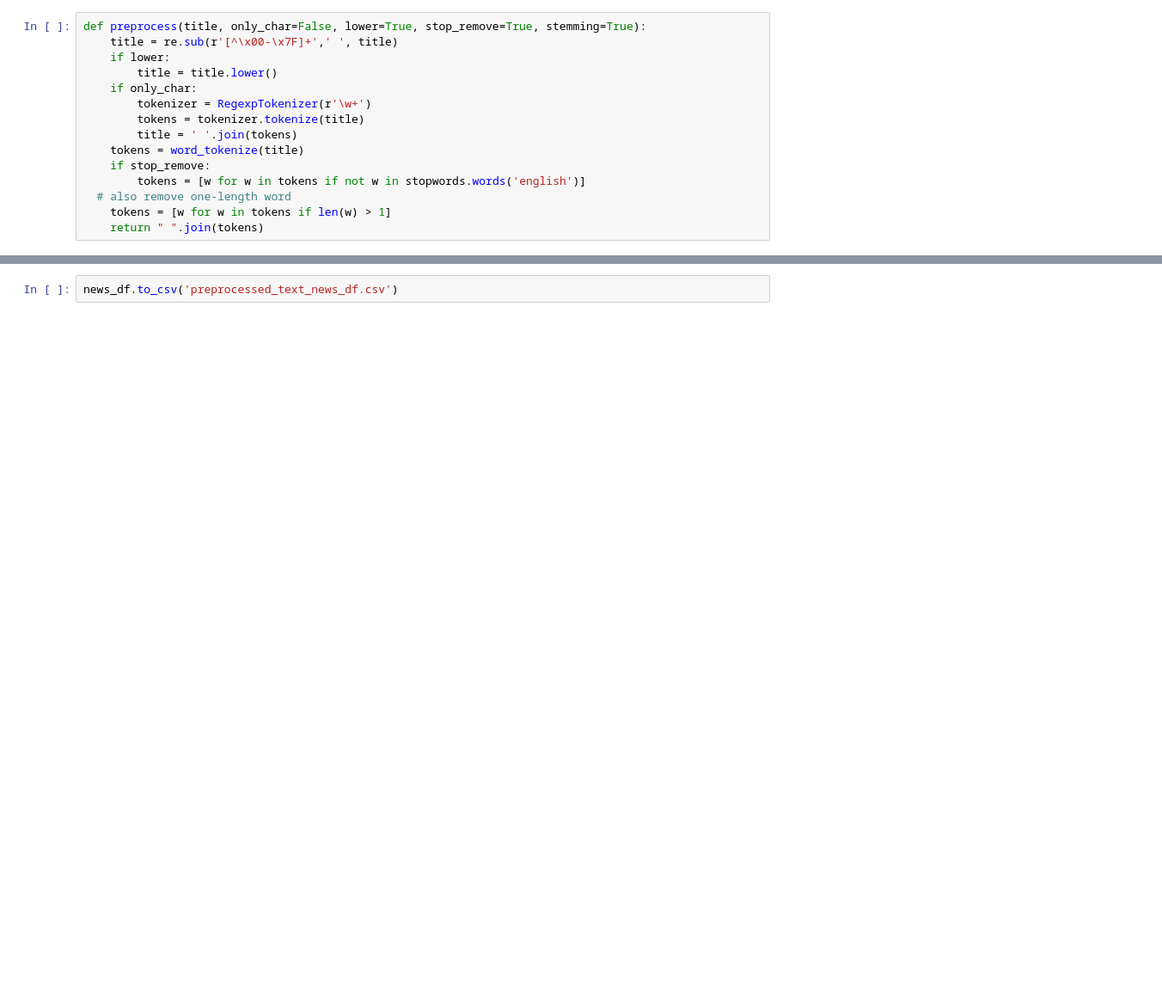
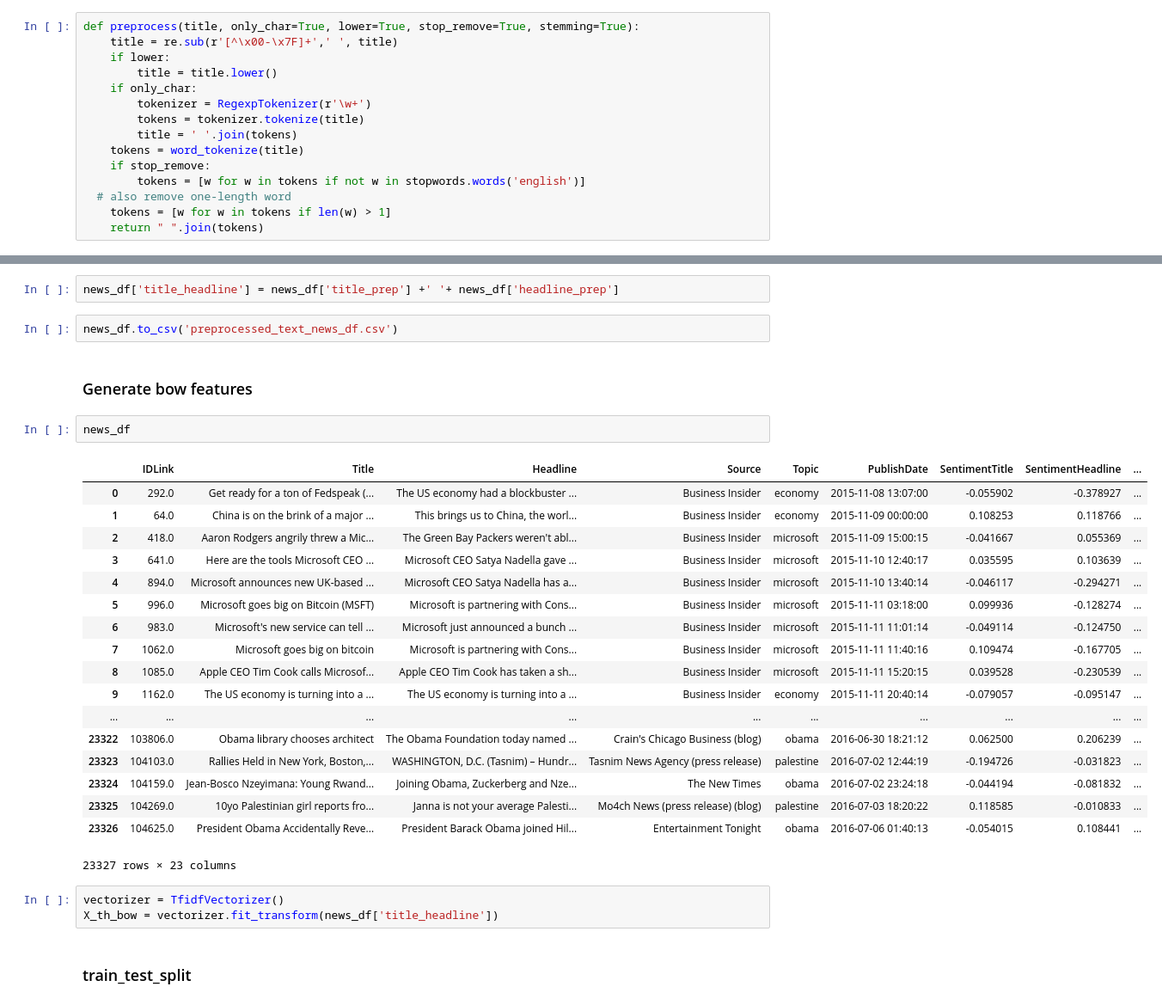
Before and after one commit to MollyHolmes/Predicting-Multi-Source-Social-Media-Popularity, a Jupyter notebook: News text analysis.ipynb, the cells around one changed output, grey strips where cells are left out. Shown at 86% size. Saved outputs shown, nothing was run; the diff lists cells and outputs as text; blank space fills up the shorter version.

```diff
--- a/News text analysis.ipynb
+++ b/News text analysis.ipynb
@@ -169,7 +169,7 @@ There is no clear connection between the popularity and the text length.
 # %% [markdown]
 ### Preprocess both titles and headings
 # %%
-def preprocess(title, only_char=False, lower=True, stop_remove=True, stemming=True):
+def preprocess(title, only_char=True, lower=True, stop_remove=True, stemming=True):
     title = re.sub(r'[^\x00-\x7F]+',' ', title)
     if lower:
         title = title.lower()
@@ -187,5 +187,35 @@ def preprocess(title, only_char=False, lower=True, stop_remove=True, stemming=Tr
 news_df['title_prep'] = news_df.Title.apply(lambda x: preprocess(x))
 # %%
 news_df['headline_prep'] = news_df.Headline.apply(lambda x: preprocess(x))
+# %%
+news_df['title_headline'] = news_df['title_prep'] +' '+ news_df['headline_prep']
 # %%
 news_df.to_csv('preprocessed_text_news_df.csv')
+# %% [markdown]
+### Generate bow features
+# %%
+news_df
+# %% [output]
+|  | IDLink | Title | Headline | Source | Topic | PublishDate | SentimentTitle | SentimentHeadline | ... |
+| 0 | 292.0 | Get ready for a ton of Fedspeak (... | The US economy had a blockbuster ... | Business Insider | economy | 2015-11-08 13:07:00 | -0.055902 | -0.378927 | ... |
+| 1 | 64.0 | China is on the brink of a major ... | This brings us to China, the worl... | Business Insider | economy | 2015-11-09 00:00:00 | 0.108253 | 0.118766 | ... |
+| 2 | 418.0 | Aaron Rodgers angrily threw a Mic... | The Green Bay Packers weren't abl... | Business Insider | microsoft | 2015-11-09 15:00:15 | -0.041667 | 0.055369 | ... |
+| 3 | 641.0 | Here are the tools Microsoft CEO ... | Microsoft CEO Satya Nadella gave ... | Business Insider | microsoft | 2015-11-10 12:40:17 | 0.035595 | 0.103639 | ... |
+| 4 | 894.0 | Microsoft announces new UK-based ... | Microsoft CEO Satya Nadella has a... | Business Insider | microsoft | 2015-11-10 13:40:14 | -0.046117 | -0.294271 | ... |
+| 5 | 996.0 | Microsoft goes big on Bitcoin (MSFT) | Microsoft is partnering with Cons... | Business Insider | microsoft | 2015-11-11 03:18:00 | 0.099936 | -0.128274 | ... |
+| 6 | 983.0 | Microsoft's new service can tell ... | Microsoft just announced a bunch ... | Business Insider | microsoft | 2015-11-11 11:01:14 | -0.049114 | -0.124750 | ... |
+| 7 | 1062.0 | Microsoft goes big on bitcoin | Microsoft is partnering with Cons... | Business Insider | microsoft | 2015-11-11 11:40:16 | 0.109474 | -0.167705 | ... |
+| 8 | 1085.0 | Apple CEO Tim Cook calls Microsof... | Apple CEO Tim Cook has taken a sh... | Business Insider | microsoft | 2015-11-11 15:20:15 | 0.039528 | -0.230539 | ... |
+| 9 | 1162.0 | The US economy is turning into a ... | The US economy is turning into a ... | Business Insider | economy | 2015-11-11 20:40:14 | -0.079057 | -0.095147 | ... |
+| ... | ... | ... | ... | ... | ... | ... | ... | ... | ... |
+| 23322 | 103806.0 | Obama library chooses architect | The Obama Foundation today named ... | Crain's Chicago Business (blog) | obama | 2016-06-30 18:21:12 | 0.062500 | 0.206239 | ... |
+| 23323 | 104103.0 | Rallies Held in New York, Boston,... | WASHINGTON, D.C. (Tasnim) – Hundr... | Tasnim News Agency (press release) | palestine | 2016-07-02 12:44:19 | -0.194726 | -0.031823 | ... |
+| 23324 | 104159.0 | Jean-Bosco Nzeyimana: Young Rwand... | Joining Obama, Zuckerberg and Nze... | The New Times | obama | 2016-07-02 23:24:18 | -0.044194 | -0.081832 | ... |
+| 23325 | 104269.0 | 10yo Palestinian girl reports fro... | Janna is not your average Palesti... | Mo4ch News (press release) (blog) | palestine | 2016-07-03 18:20:22 | 0.118585 | -0.010833 | ... |
+| 23326 | 104625.0 | President Obama Accidentally Reve... | President Barack Obama joined Hil... | Entertainment Tonight | obama | 2016-07-06 01:40:13 | -0.054015 | 0.108441 | ... |
+23327 rows × 23 columns
+# %%
+vectorizer = TfidfVectorizer()
+X_th_bow = vectorizer.fit_transform(news_df['title_headline'])
+# %% [markdown]
+### train_test_split
```
Also changed, not shown: parts of 13 cells of this notebook, 1 other file.
